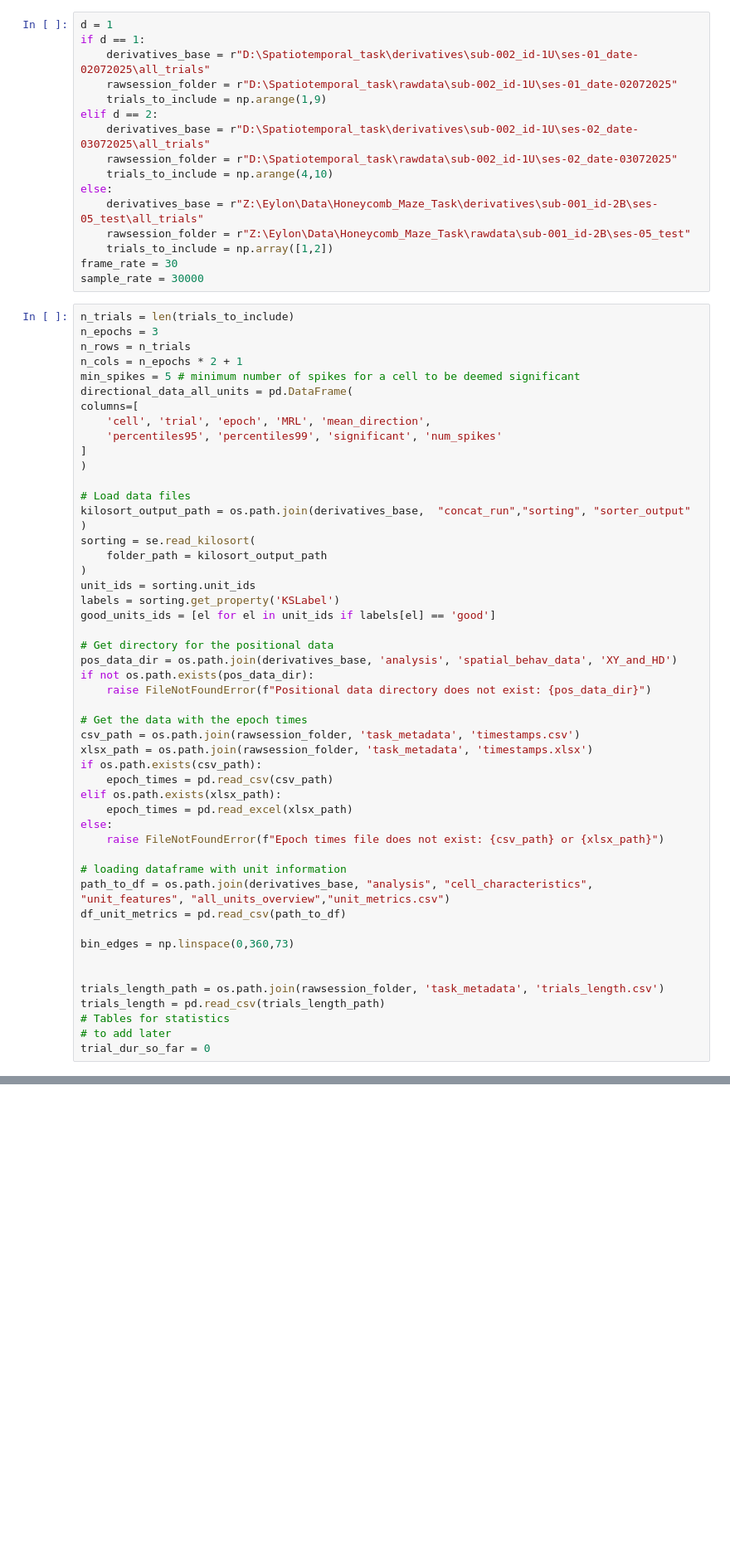
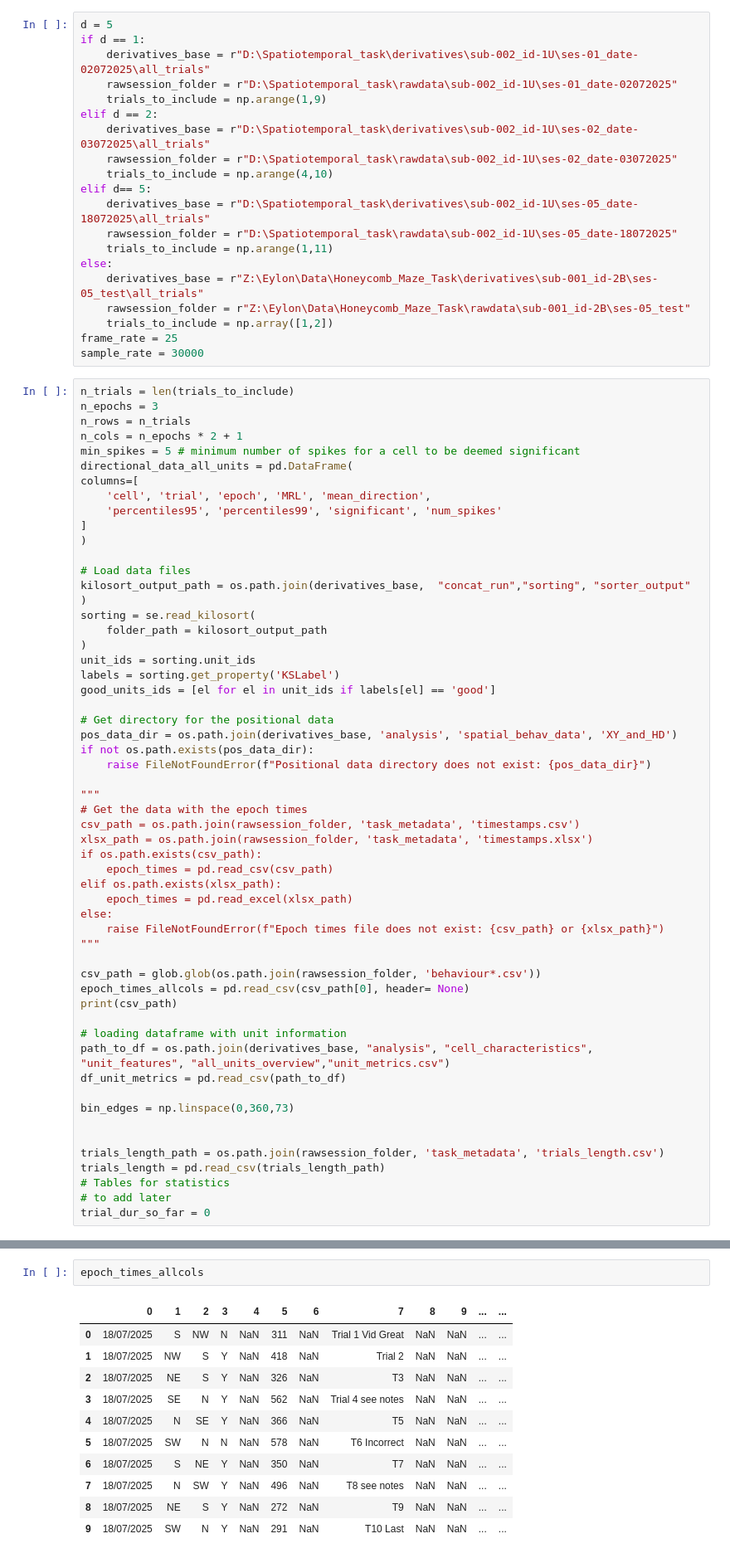
Before and after one commit to AgolovaUCL/analysis_pipeline, a Jupyter notebook: spatial_features/make_spatiotemp_plots.ipynb, the cells around one changed output, grey strips where cells are left out. Shown at 83% size. Drawn from its saved outputs; the diff is of its cells as text; blank space fills up the shorter version.

```diff
--- a/spatial_features/make_spatiotemp_plots.ipynb
+++ b/spatial_features/make_spatiotemp_plots.ipynb
@@ -135,5 +199,5 @@ def _complex_mean(alpha, w=None, axis=None, axial_correction=1):
 # %%
-d = 1
+d = 5
 if d == 1:
     derivatives_base = r"D:\Spatiotemporal_task\derivatives\sub-002_id-1U\ses-01_date-02072025\all_trials"
     rawsession_folder = r"D:\Spatiotemporal_task\rawdata\sub-002_id-1U\ses-01_date-02072025"
@@ -142,11 +206,15 @@ elif d == 2:
     derivatives_base = r"D:\Spatiotemporal_task\derivatives\sub-002_id-1U\ses-02_date-03072025\all_trials"
     rawsession_folder = r"D:\Spatiotemporal_task\rawdata\sub-002_id-1U\ses-02_date-03072025"
     trials_to_include = np.arange(4,10)
+elif d== 5:
+    derivatives_base = r"D:\Spatiotemporal_task\derivatives\sub-002_id-1U\ses-05_date-18072025\all_trials"
+    rawsession_folder = r"D:\Spatiotemporal_task\rawdata\sub-002_id-1U\ses-05_date-18072025"
+    trials_to_include = np.arange(1,11)
 else:
     derivatives_base = r"Z:\Eylon\Data\Honeycomb_Maze_Task\derivatives\sub-001_id-2B\ses-05_test\all_trials"
     rawsession_folder = r"Z:\Eylon\Data\Honeycomb_Maze_Task\rawdata\sub-001_id-2B\ses-05_test"
     trials_to_include = np.array([1,2])
-frame_rate = 30
+frame_rate = 25
 sample_rate = 30000
 # %%
 n_trials = len(trials_to_include)
@@ -175,6 +243,7 @@ pos_data_dir = os.path.join(derivatives_base, 'analysis', 'spatial_behav_data',
 if not os.path.exists(pos_data_dir):
     raise FileNotFoundError(f"Positional data directory does not exist: {pos_data_dir}")
 
+"""
 # Get the data with the epoch times
 csv_path = os.path.join(rawsession_folder, 'task_metadata', 'timestamps.csv')
 xlsx_path = os.path.join(rawsession_folder, 'task_metadata', 'timestamps.xlsx')
@@ -184,6 +253,11 @@ elif os.path.exists(xlsx_path):
     epoch_times = pd.read_excel(xlsx_path)
 else:
     raise FileNotFoundError(f"Epoch times file does not exist: {csv_path} or {xlsx_path}")
+"""
+
+csv_path = glob.glob(os.path.join(rawsession_folder, 'behaviour*.csv'))
+epoch_times_allcols = pd.read_csv(csv_path[0], header= None)
+print(csv_path)
 
 # loading dataframe with unit information
 path_to_df = os.path.join(derivatives_base, "analysis", "cell_characteristics", "unit_features", "all_units_overview","unit_metrics.csv")
@@ -199,0 +276,14 @@ trial_dur_so_far = 0
+# %%
+epoch_times_allcols
+# %% [output]
+|  | 0 | 1 | 2 | 3 | 4 | 5 | 6 | 7 | 8 | 9 | ... | ... |
+| 0 | 18/07/2025 | S | NW | N | NaN | 311 | NaN | Trial 1 Vid Great | NaN | NaN | ... | ... |
+| 1 | 18/07/2025 | NW | S | Y | NaN | 418 | NaN | Trial 2 | NaN | NaN | ... | ... |
+| 2 | 18/07/2025 | NE | S | Y | NaN | 326 | NaN | T3 | NaN | NaN | ... | ... |
+| 3 | 18/07/2025 | SE | N | Y | NaN | 562 | NaN | Trial 4 see notes | NaN | NaN | ... | ... |
+| 4 | 18/07/2025 | N | SE | Y | NaN | 366 | NaN | T5 | NaN | NaN | ... | ... |
+| 5 | 18/07/2025 | SW | N | N | NaN | 578 | NaN | T6 Incorrect | NaN | NaN | ... | ... |
+| 6 | 18/07/2025 | S | NE | Y | NaN | 350 | NaN | T7 | NaN | NaN | ... | ... |
+| 7 | 18/07/2025 | N | SW | Y | NaN | 496 | NaN | T8 see notes | NaN | NaN | ... | ... |
+| 8 | 18/07/2025 | NE | S | Y | NaN | 272 | NaN | T9 | NaN | NaN | ... | ... |
+| 9 | 18/07/2025 | SW | N | Y | NaN | 291 | NaN | T10 Last | NaN | NaN | ... | ... |
```
Also changed, not shown: parts of 19 cells of this notebook, 18 other files.
